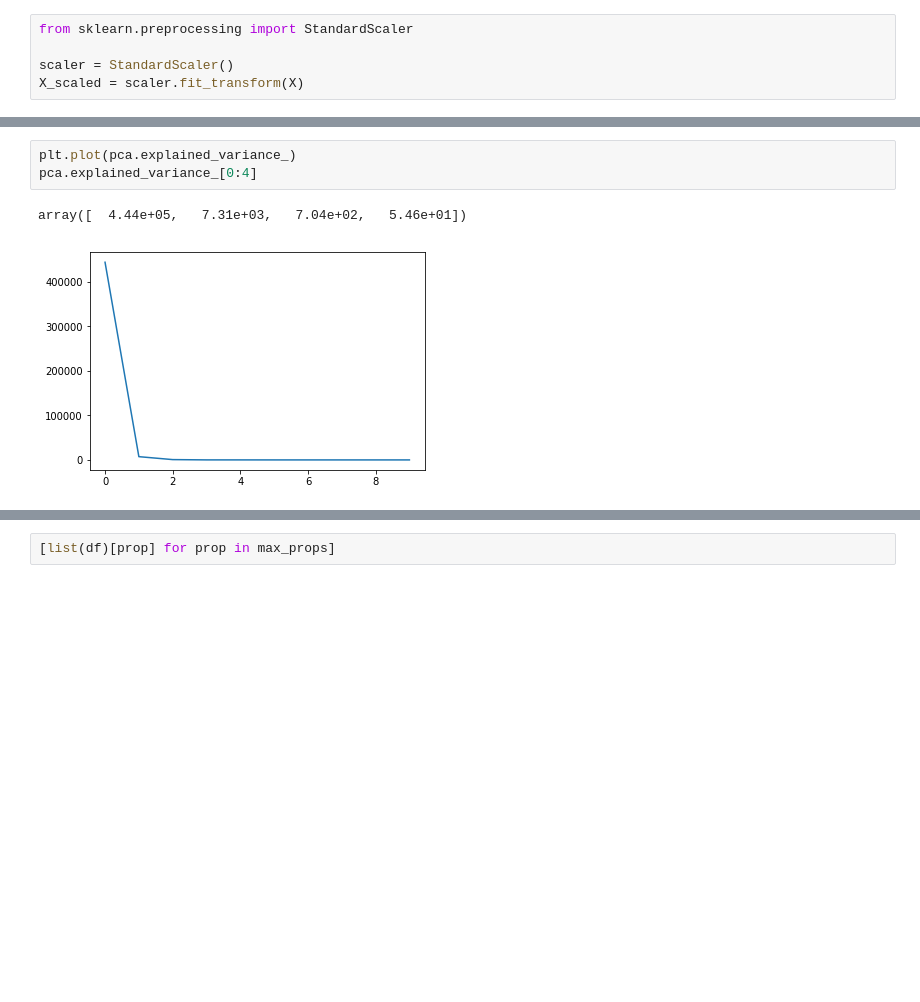
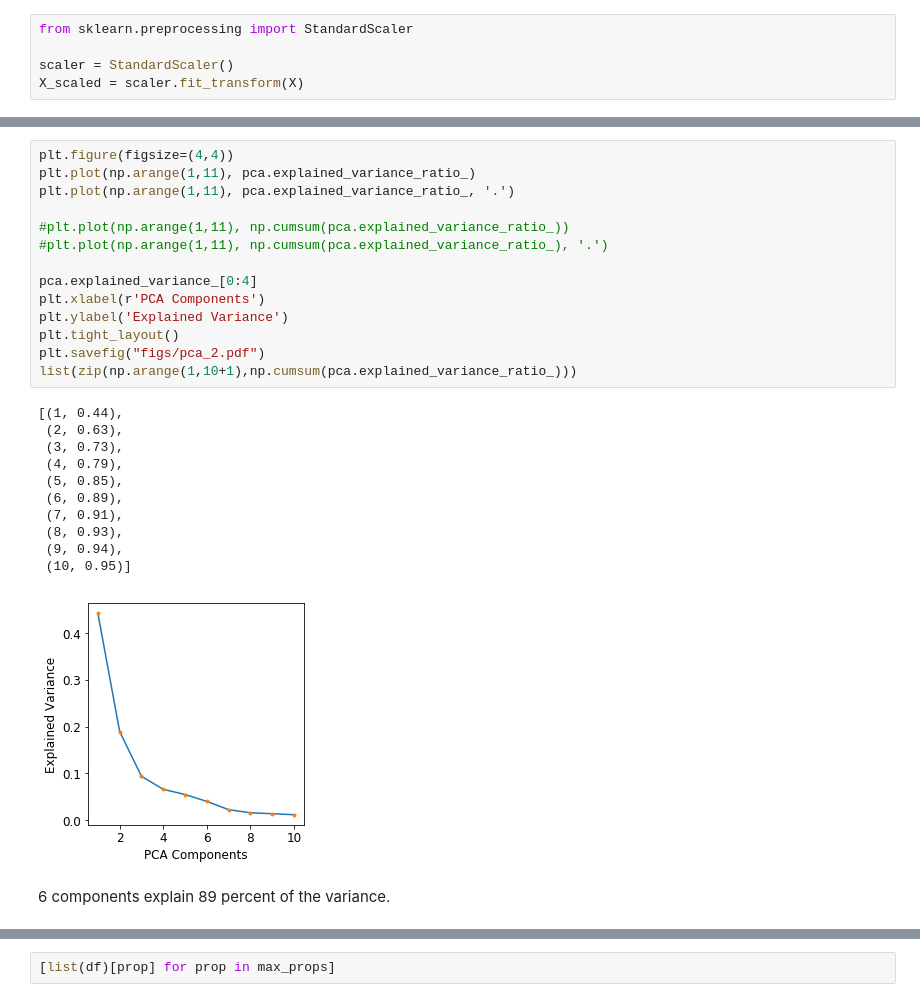
Before and after one commit to ahmadnish/FOML2017, a Jupyter notebook: jannik.ipynb, the cells around one changed output, grey strips where cells are left out. Cells and saved outputs as stored; diff of their text form; blank space fills up the shorter version.

```diff
--- a/jannik.ipynb
+++ b/jannik.ipynb
@@ -105,9 +134,31 @@ plt.legend()
-# %%
-plt.plot(pca.explained_variance_)
-pca.explained_variance_[0:4]
-# %% [output]
-array([  4.44e+05,   7.31e+03,   7.04e+02,   5.46e+01])
-[figure, removed]
+# %%
+plt.figure(figsize=(4,4))
+plt.plot(np.arange(1,11), pca.explained_variance_ratio_)
+plt.plot(np.arange(1,11), pca.explained_variance_ratio_, '.')
+
+#plt.plot(np.arange(1,11), np.cumsum(pca.explained_variance_ratio_))
+#plt.plot(np.arange(1,11), np.cumsum(pca.explained_variance_ratio_), '.')
+
+pca.explained_variance_[0:4]
+plt.xlabel(r'PCA Components')
+plt.ylabel('Explained Variance')
+plt.tight_layout()
+plt.savefig("figs/pca_2.pdf")
+list(zip(np.arange(1,10+1),np.cumsum(pca.explained_variance_ratio_)))
+# %% [output]
+[(1, 0.44),
+ (2, 0.63),
+ (3, 0.73),
+ (4, 0.79),
+ (5, 0.85),
+ (6, 0.89),
+ (7, 0.91),
+ (8, 0.93),
+ (9, 0.94),
+ (10, 0.95)]
+[figure, added]
+# %% [markdown]
+6 components explain 89 percent of the variance.
 # %%
 max_vec = pca.components_[0,:]
 plt.plot(max_vec)
```
Also changed, not shown: parts of 12 cells of this notebook, 5 other files.
